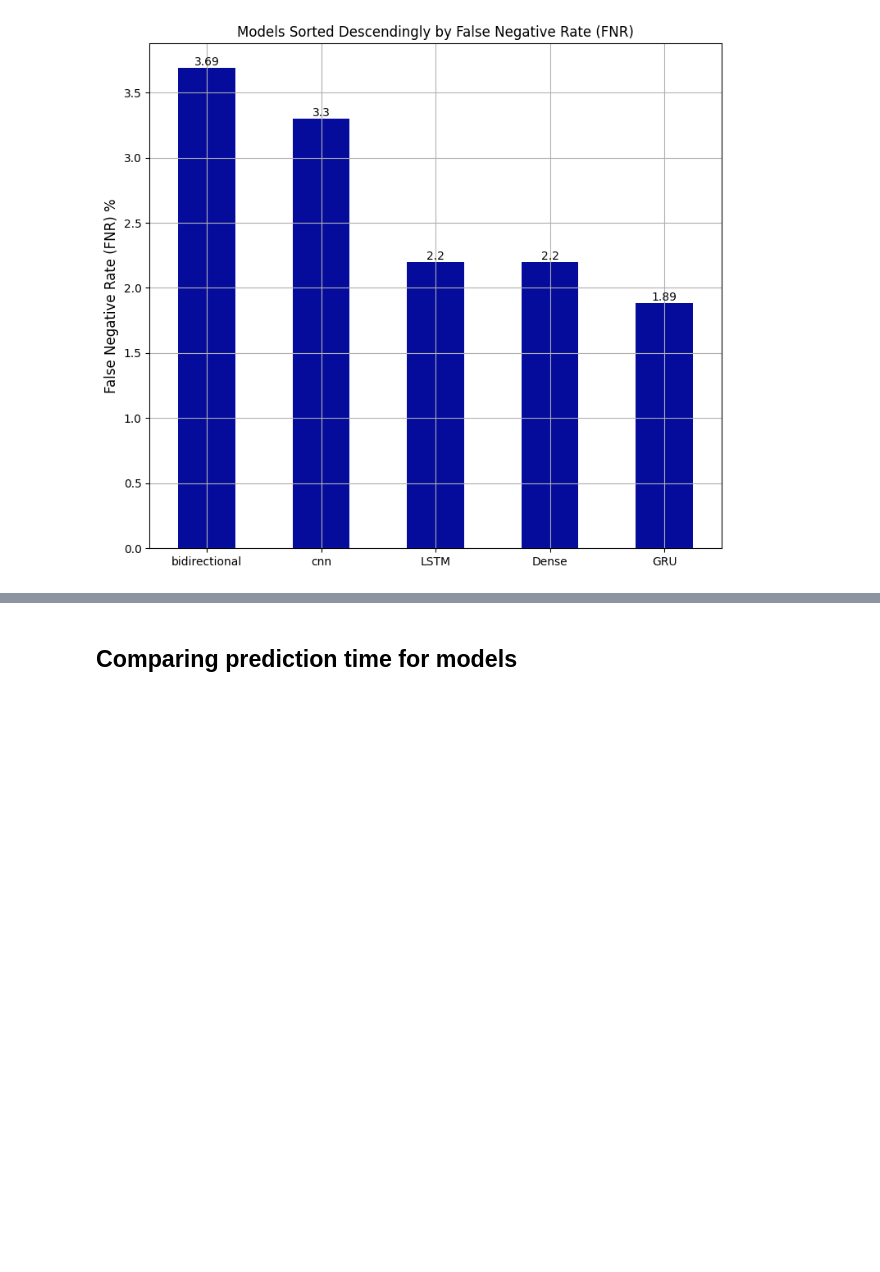
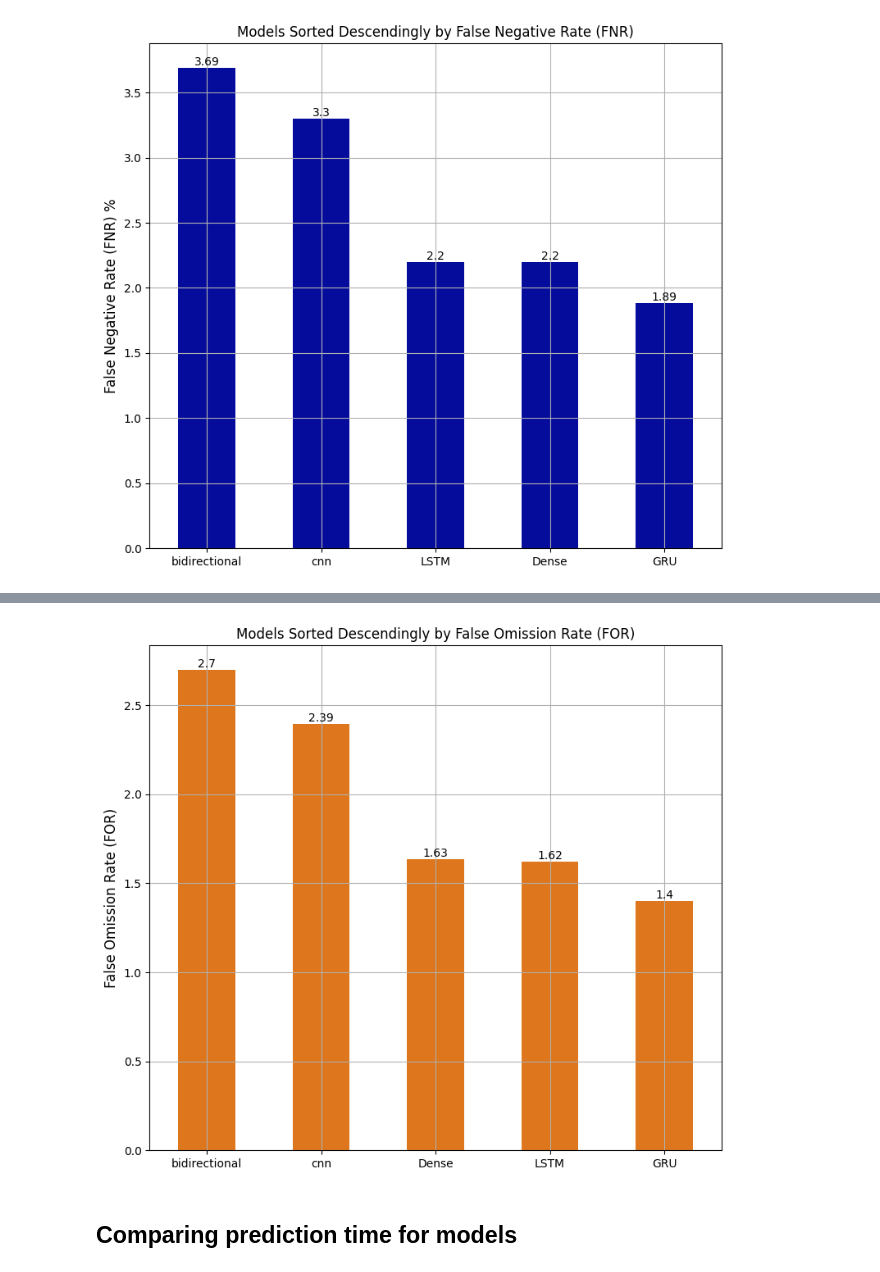
Before and after one commit to AdbulrhmanEldeeb/phishing_emails_detection, a Jupyter notebook: phishing-emails.ipynb, the cells around one changed output, grey strips where cells are left out. Cells and saved outputs as stored; diff of their text form; code cells hidden in the pictures; blank space fills up the shorter version.

```diff
--- a/phishing-emails.ipynb
+++ b/phishing-emails.ipynb
@@ -2143,3 +2182,9 @@ plt.show()
+# %%
+# Plotting bar plot for models sorted descendingly by FOR
+
+plot_bar_plot_of_metric('False Omission Rate (FOR)','DD761C')
+# %% [output]
+[figure, added]
 # %% [markdown]
 ## Comparing prediction time for models
 # %%
```
Also changed, not shown: parts of 5 cells of this notebook.
